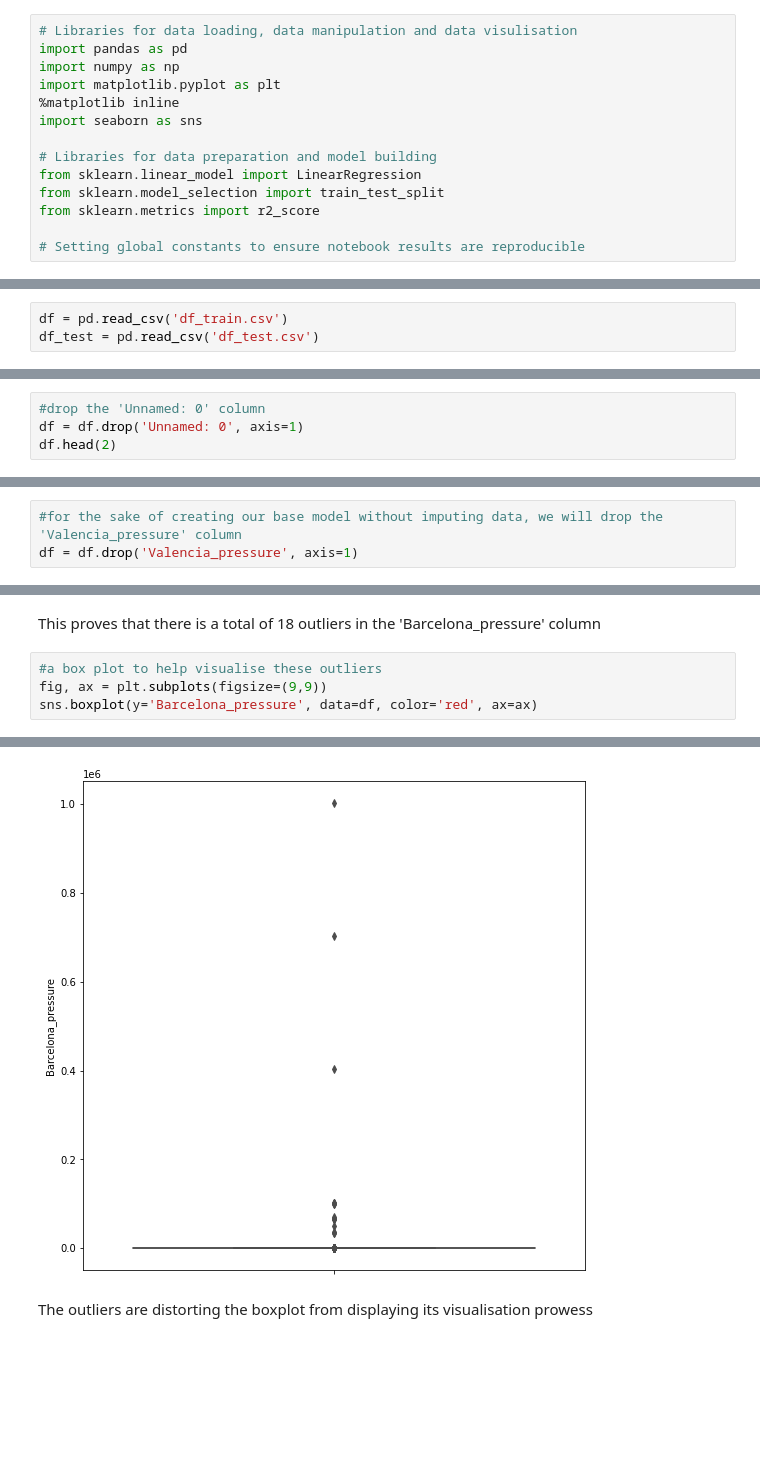
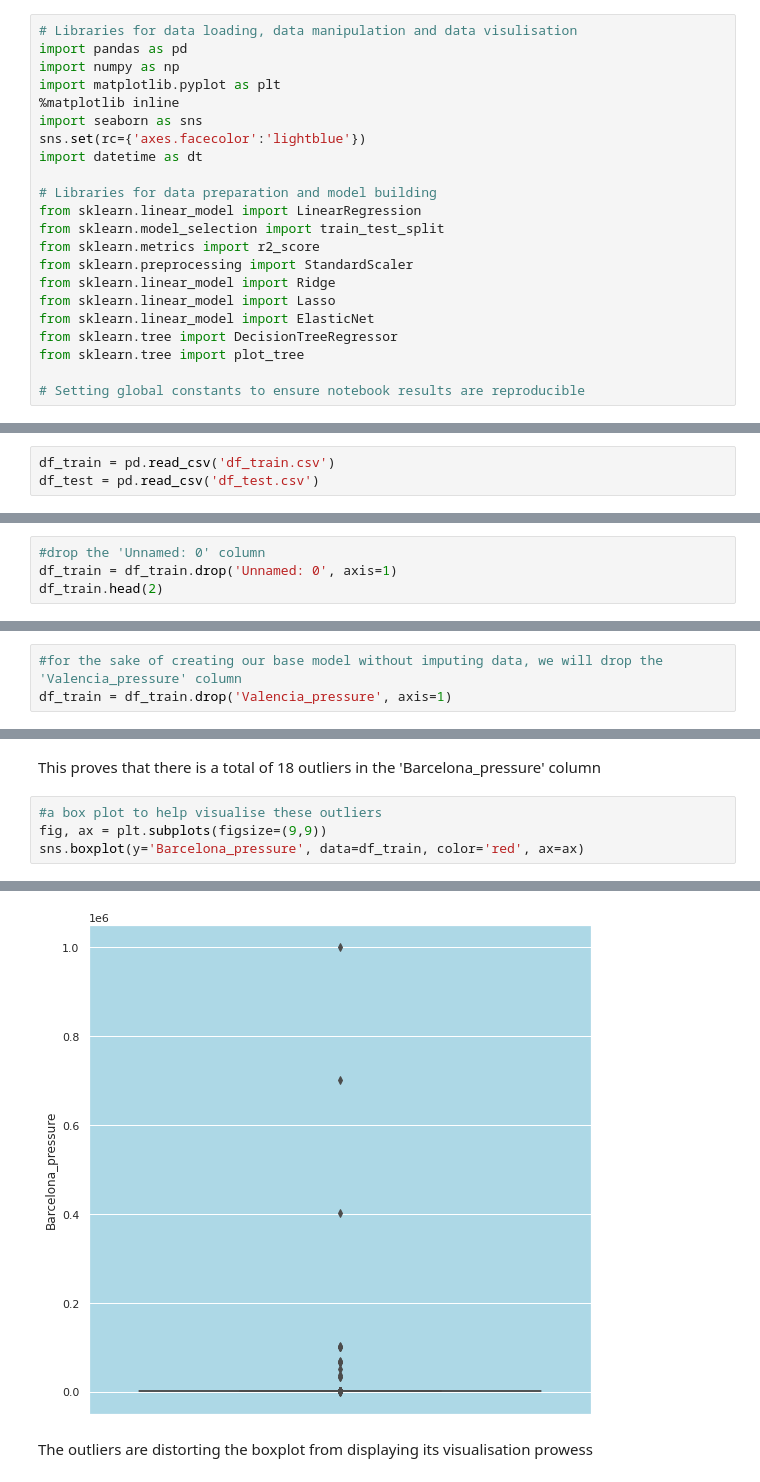
Before and after one commit to honeyzwane/Spain-electrity-shortfall-team-5, a Jupyter notebook: spain-electricity-shortfall-challenge-2022/itumeleng_starter_notebook.ipynb, the cells around one changed output, grey strips where cells are left out. Saved outputs shown, nothing was run; the diff lists cells and outputs as text; blank space fills up the shorter version.

```diff
--- a/spain-electricity-shortfall-challenge-2022/itumeleng_starter_notebook.ipynb
+++ b/spain-electricity-shortfall-challenge-2022/itumeleng_starter_notebook.ipynb
@@ -64,11 +64,19 @@ import numpy as np
 import matplotlib.pyplot as plt
 %matplotlib inline
 import seaborn as sns
+sns.set(rc={'axes.facecolor':'lightblue'})
+import datetime as dt
 
 # Libraries for data preparation and model building
 from sklearn.linear_model import LinearRegression
 from sklearn.model_selection import train_test_split
 from sklearn.metrics import r2_score
+from sklearn.preprocessing import StandardScaler
+from sklearn.linear_model import Ridge
+from sklearn.linear_model import Lasso
+from sklearn.linear_model import ElasticNet
+from sklearn.tree import DecisionTreeRegressor
+from sklearn.tree import plot_tree
 
 # Setting global constants to ensure notebook results are reproducible
 # %% [markdown]
@@ -85,6 +93,6 @@ from sklearn.metrics import r2_score
 
 ---
 # %%
-df = pd.read_csv('df_train.csv')
+df_train = pd.read_csv('df_train.csv')
 df_test = pd.read_csv('df_test.csv')
 # %%
@@ -144,8 +152,8 @@ There are several observations that can be seen here;
 *   The Unnamed: 0 column seems to serve the same purpose as the index, we can do without it.
 # %%
 #drop the 'Unnamed: 0' column
-df = df.drop('Unnamed: 0', axis=1)
-df.head(2)
+df_train = df_train.drop('Unnamed: 0', axis=1)
+df_train.head(2)
 # %% [output]
 |  | time | Madrid_wind_speed | Valencia_wind_deg | Bilbao_rain_1h | Valencia_wind_speed | Seville_humidity | ... |
 | 0 | 2015-01-01 03:00:00 | 0.666667 | level_5 | 0.0 | 0.666667 | 74.333333 | ... |
@@ -175,6 +186,6 @@ There are 2068 missing values in the dataset
 # %%
 #for the sake of creating our base model without imputing data, we will drop the 'Valencia_pressure' column
-df = df.drop('Valencia_pressure', axis=1)
+df_train = df_train.drop('Valencia_pressure', axis=1)
 # %%
 #for us to be able to view the entire dataset's columns, we need to maximise the display of pandas' columns
 pd.set_option('display.max_columns', 0)
@@ -212,10 +223,10 @@ This proves that there is a total of 18 outliers in the 'Barcelona_pressure' col
 # %%
 #a box plot to help visualise these outliers
 fig, ax = plt.subplots(figsize=(9,9))
-sns.boxplot(y='Barcelona_pressure', data=df, color='red', ax=ax)
+sns.boxplot(y='Barcelona_pressure', data=df_train, color='red', ax=ax)
 # %% [output]
 <matplotlib.axes._subplots.AxesSubplot at 0x...>
-[figure, old version]
+[figure, new version]
 # %% [markdown]
 The outliers are distorting the boxplot from displaying its visualisation prowess
 # %%
```
Also changed, not shown: parts of 111 cells of this notebook.
